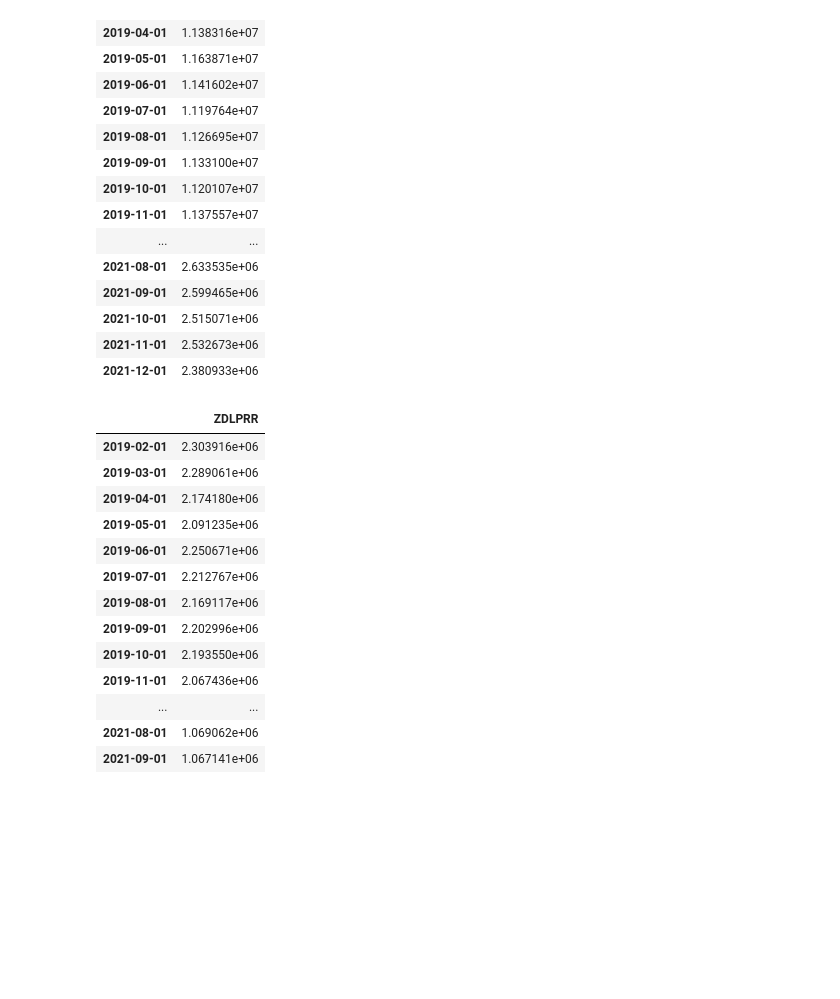
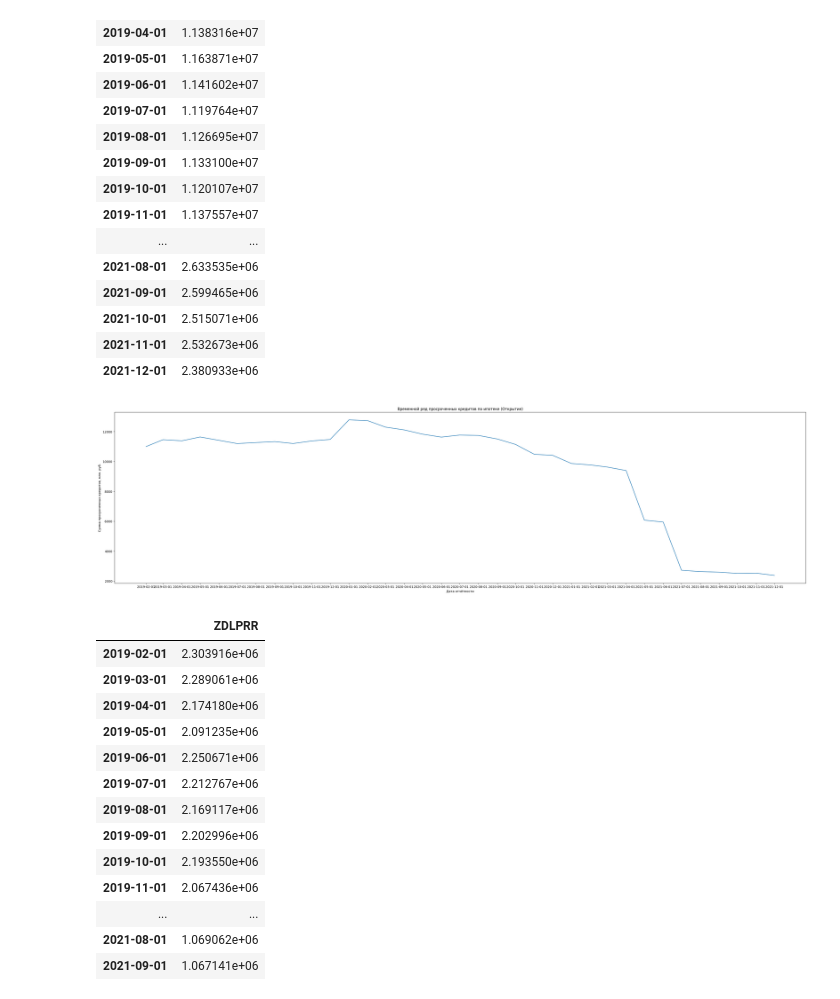
Before and after one commit to JarlPenguin/anomaly_analysis_2025, a Jupyter notebook: analysis.ipynb, the cells around one changed output. Cells and saved outputs as stored; diff of their text form; code cells hidden in the pictures; blank space fills up the shorter version.

```diff
--- a/analysis.ipynb
+++ b/analysis.ipynb
@@ -129,6 +141,18 @@ otkrytiye_ZDLPRR
 | 2021-10-01 | 2.515071e+06 |
 | 2021-11-01 | 2.532673e+06 |
 | 2021-12-01 | 2.380933e+06 |
+# %%
+otkrytiye_ZDLPRR_fig = otkrytiye_ZDLPRR.copy()
+otkrytiye_ZDLPRR_fig["ZDLPRR"] /= 1000
+plt.figure(figsize=(40, 10))
+plt.plot(otkrytiye_ZDLPRR_fig)
+plt.xticks(otkrytiye_ZDLPRR_fig.index)
+plt.xlabel("Дата отчётности")
+plt.ylabel("Сумма просроченных кредитов, млн. руб.")
+plt.title("Временной ряд просроченных кредитов по ипотеке (Открытие)")
+plt.show()
+# %% [output]
+[figure, added]
 # %%
 #mkb_ZDLPRR = get_ZDLPRR(1978) # МКБ
 mkb_ZDLPRR = get_ZDLPRR(1978, False) # МКБ
```
Also changed, not shown: parts of 4 cells of this notebook.
